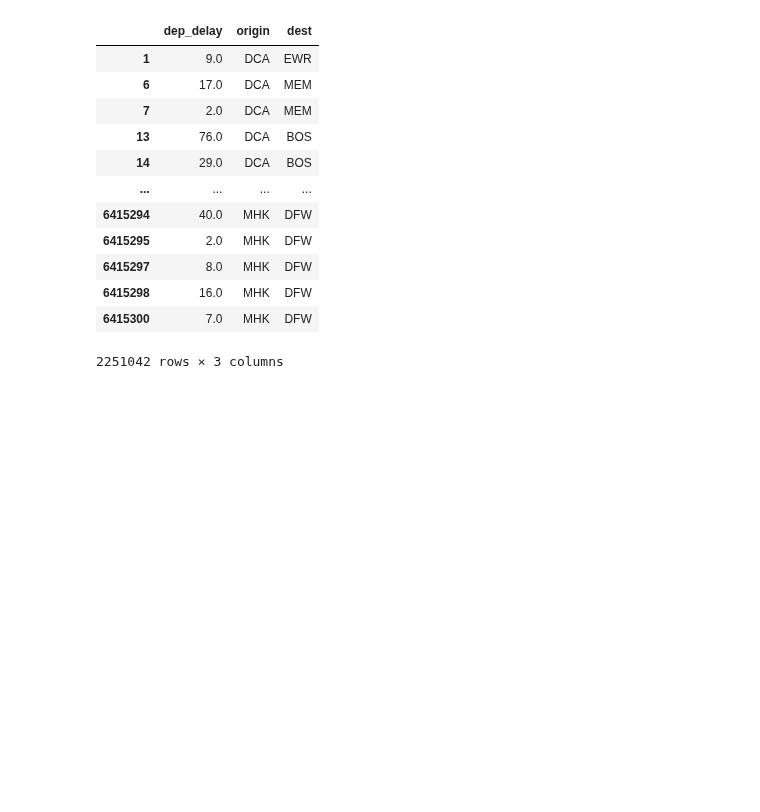
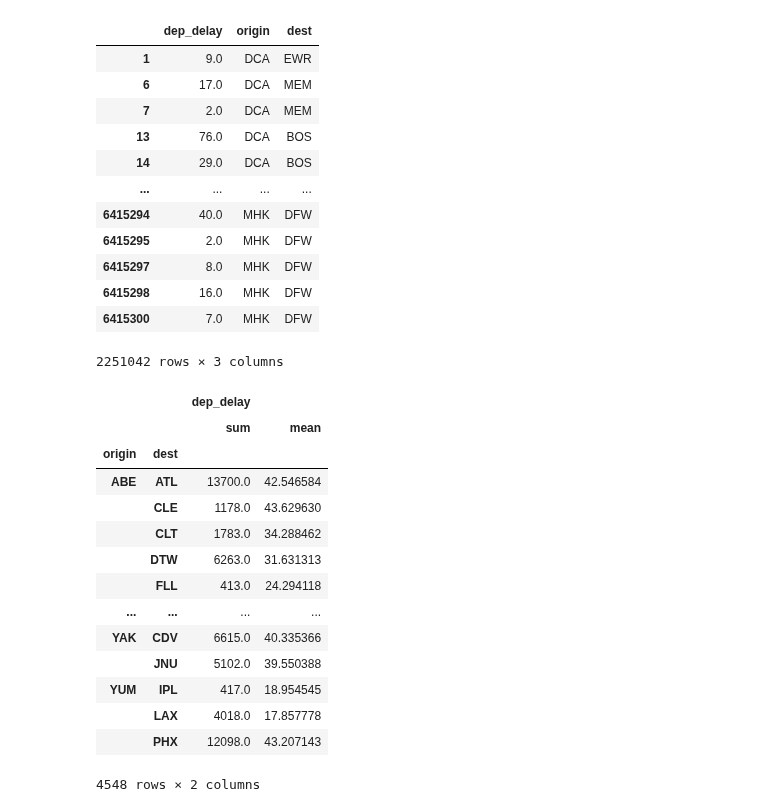
Before and after one commit to Manueel62/data-vis, a Jupyter notebook: analysis.ipynb, the cells around one changed output. Cells and saved outputs as stored; diff of their text form; code cells hidden in the pictures; blank space fills up the shorter version.

```diff
--- a/analysis.ipynb
+++ b/analysis.ipynb
@@ -314,5 +316,22 @@ df_connections_del_old
 | 6415300 | 7.0 | MHK | DFW |
 2251042 rows × 3 columns
 # %%
-df_connections_grouped_old_del = df_connections_del_old.groupby(["origin","dest"]).agg({"dep_delay":["sum","count"]})
+df_connections_grouped_old_del = df_connections_del_old.groupby(["origin","dest"]).agg({"dep_delay":["sum","mean"]})
 df_connections_grouped_old_del.to_csv("data/df_connections_old_del.csv")
+df_connections_grouped_old_del
+# %% [output]
+|  |  | dep_delay |  |
+|  |  | sum | mean |
+| origin | dest |  |  |
+| ABE | ATL | 13700.0 | 42.546584 |
+|  | CLE | 1178.0 | 43.629630 |
+|  | CLT | 1783.0 | 34.288462 |
+|  | DTW | 6263.0 | 31.631313 |
+|  | FLL | 413.0 | 24.294118 |
+| ... | ... | ... | ... |
+| YAK | CDV | 6615.0 | 40.335366 |
+|  | JNU | 5102.0 | 39.550388 |
+| YUM | IPL | 417.0 | 18.954545 |
+|  | LAX | 4018.0 | 17.857778 |
+|  | PHX | 12098.0 | 43.207143 |
+4548 rows × 2 columns
```
Also changed, not shown: parts of 1 cell of this notebook, 2 other files.
